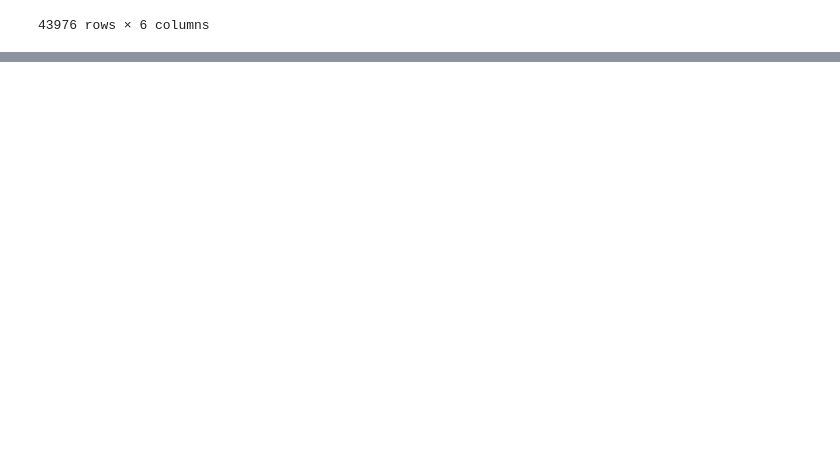
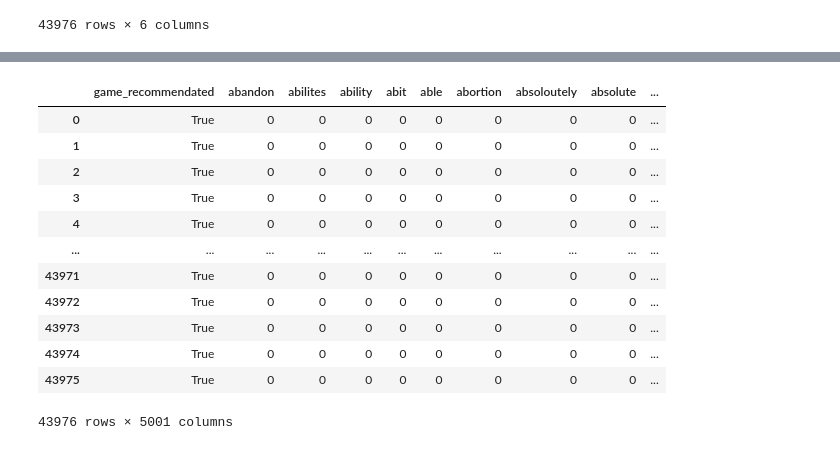
Before and after one commit to DaAnMaGi/PI_ML_OPS, a Jupyter notebook: formulacion/formulacion_datos.ipynb, the cells around one changed output, grey strips where cells are left out. Drawn from its saved outputs; the diff is of its cells as text; code cells hidden in the pictures; blank space fills up the shorter version.

Commit message:
creación de vector reviews

```diff
--- a/formulacion/formulacion_datos.ipynb
+++ b/formulacion/formulacion_datos.ipynb
@@ -457,0 +465,6 @@ review_lemma.head()
+# %%
+# Creamos el vector que nos ayudará a vectorizar las reviews.
+vec = CountVectorizer(max_features=5000,stop_words="english",ngram_range=(1,1))
+# En este caso, el vector trae únicamente las 5000 palabras con más frecuencia.
+# Dejando ngramas de 1 palabra.
+vec
@@ -457,0 +473,8 @@ review_lemma.head()
+# %%
+# Se alimenta el vector con la base de datos.
+modelo_reviews = vec.fit_transform(review_lemma["review_lemma"])
+# %%
+# Se obtienen las palabras aprendidas por el modelo.
+words = vec.get_feature_names_out()
+# Se obtiene la matriz
+matrix = modelo_reviews.toarray()
@@ -457,0 +503,21 @@ review_lemma.head()
+# %%
+# Se convierten los datos obtenidos en un dataframe.
+reviews_vector = pd.DataFrame(data=matrix,columns=words)
+# Se agrega si se recomienda o no el vídeojuego.
+reviews_vector.insert(0,"game_recommendated",review_lemma["recommend"])
+
+reviews_vector
+# %% [output]
+|  | game_recommendated | abandon | abilites | ability | abit | able | abortion | absoloutely | absolute | ... |
+| 0 | True | 0 | 0 | 0 | 0 | 0 | 0 | 0 | 0 | ... |
+| 1 | True | 0 | 0 | 0 | 0 | 0 | 0 | 0 | 0 | ... |
+| 2 | True | 0 | 0 | 0 | 0 | 0 | 0 | 0 | 0 | ... |
+| 3 | True | 0 | 0 | 0 | 0 | 0 | 0 | 0 | 0 | ... |
+| 4 | True | 0 | 0 | 0 | 0 | 0 | 0 | 0 | 0 | ... |
+| ... | ... | ... | ... | ... | ... | ... | ... | ... | ... | ... |
+| 43971 | True | 0 | 0 | 0 | 0 | 0 | 0 | 0 | 0 | ... |
+| 43972 | True | 0 | 0 | 0 | 0 | 0 | 0 | 0 | 0 | ... |
+| 43973 | True | 0 | 0 | 0 | 0 | 0 | 0 | 0 | 0 | ... |
+| 43974 | True | 0 | 0 | 0 | 0 | 0 | 0 | 0 | 0 | ... |
+| 43975 | True | 0 | 0 | 0 | 0 | 0 | 0 | 0 | 0 | ... |
+43976 rows × 5001 columns
```
Also changed, not shown: parts of 4 cells of this notebook.
